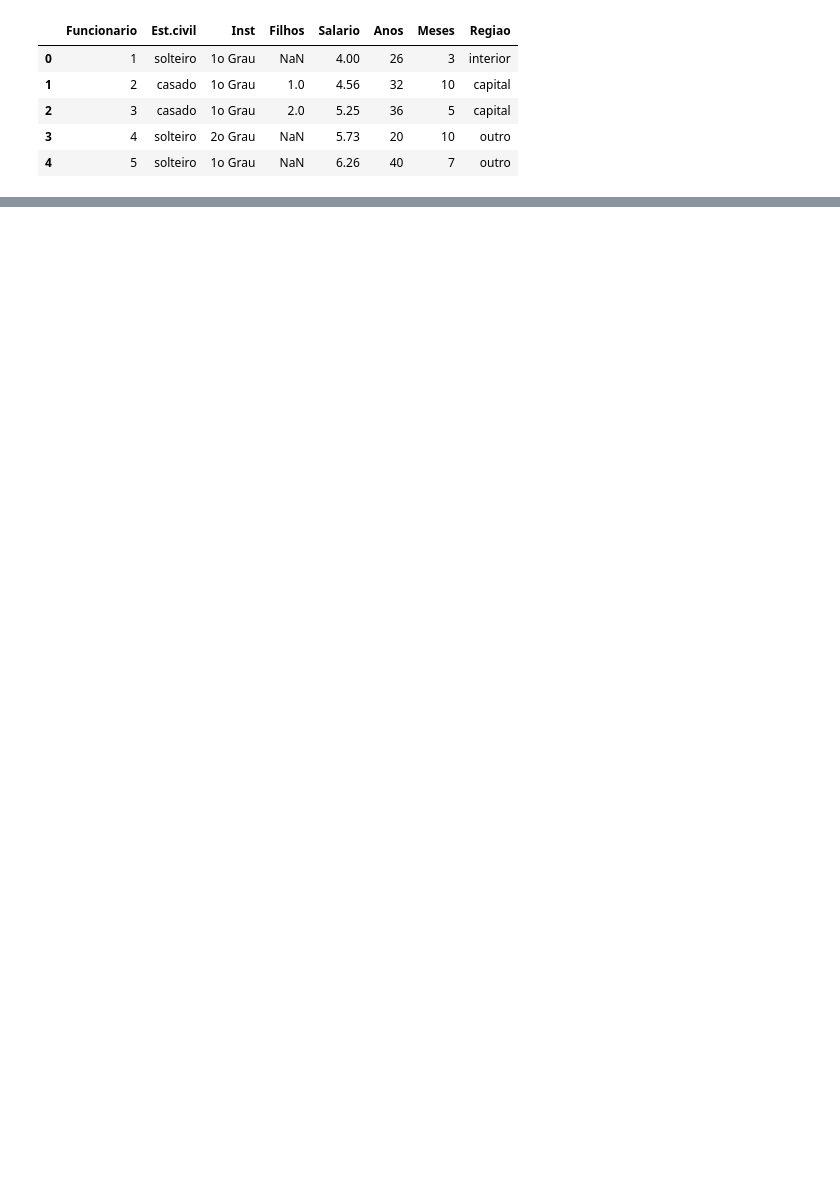
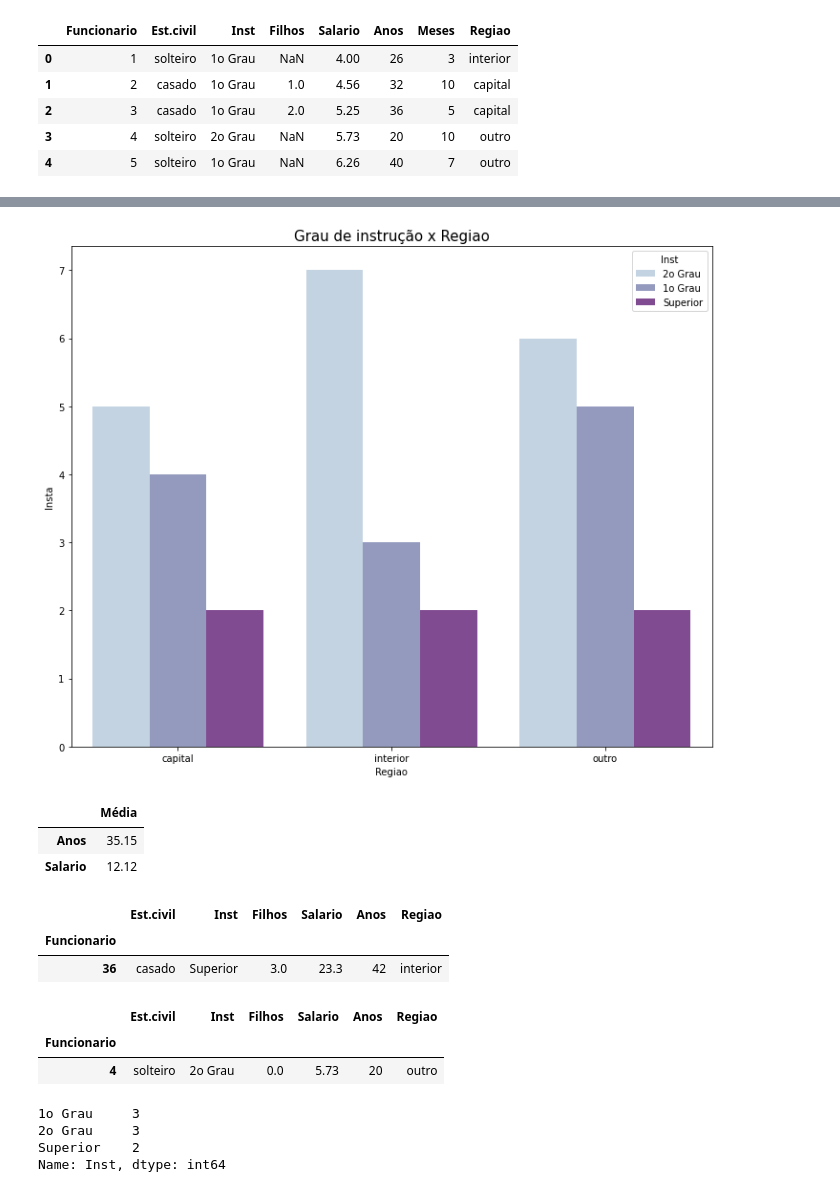
Before and after one commit to luizasampaio-s/todo8, a Jupyter notebook: to_do_8.ipynb, the cells around one changed output, grey strips where cells are left out. Saved outputs shown, nothing was run; the diff lists cells and outputs as text; code cells hidden in the pictures; blank space fills up the shorter version.

```diff
--- a/to_do_8.ipynb
+++ b/to_do_8.ipynb
@@ -61,0 +150,7 @@ milsa
+# %%
+# Regiao x Inst
+
+inst_reg = pd.DataFrame(milsa.groupby('Regiao')['Inst'].value_counts())
+inst_reg.columns = ['Insta']
+reset_df = inst_reg.reset_index()
+reset_df
@@ -61,0 +168,43 @@ milsa
+# %%
+#criando uma figure, axes
+fig, ax = plt.subplots(figsize=(10,8))
+#criando o gráfico de barras
+sns.barplot(x = reset_df['Regiao'] ,y = reset_df['Insta'], hue = reset_df['Inst'], ax=ax, data=df_inst_salario,palette='BuPu')
+#otimizar espaço da figure
+fig.tight_layout();
+#adicionando título
+ax.set_title('Grau de instrução x Regiao', fontdict={'fontsize':15});
+# %% [output]
+[figure, added]
+# %%
+# Qual a média de salário e idade das pessoas casadas?
+salary_age_married =  milsa.query('`Est.civil` == "casado" ')
+salary_age_married[['Anos','Salario']].mean()
+
+df = pd.DataFrame(salary_age_married[['Anos','Salario']].mean())
+df.rename(columns={0: 'Média'}, inplace = True)
+df.style.format({'Média':'{:.2F}'})
+# %% [output]
+|  | Média |
+| Anos | 35.15 |
+| Salario | 12.12 |
+# %%
+# Funcionario com maior salario
+milsa.query('Salario == Salario.max()')
+# %% [output]
+|  | Est.civil | Inst | Filhos | Salario | Anos | Regiao |
+| Funcionario |  |  |  |  |  |  |
+| 36 | casado | Superior | 3.0 | 23.3 | 42 | interior |
+# %%
+milsa.query('Anos == Anos.min()')
+# %% [output]
+|  | Est.civil | Inst | Filhos | Salario | Anos | Regiao |
+| Funcionario |  |  |  |  |  |  |
+| 4 | solteiro | 2o Grau | 0.0 | 5.73 | 20 | outro |
+# %%
+milsa.query('Anos < 30 ')['Inst'].value_counts()
+# %% [output]
+1o Grau     3
+2o Grau     3
+Superior    2
+Name: Inst, dtype: int64
```
Also changed, not shown: parts of 29 cells of this notebook.
